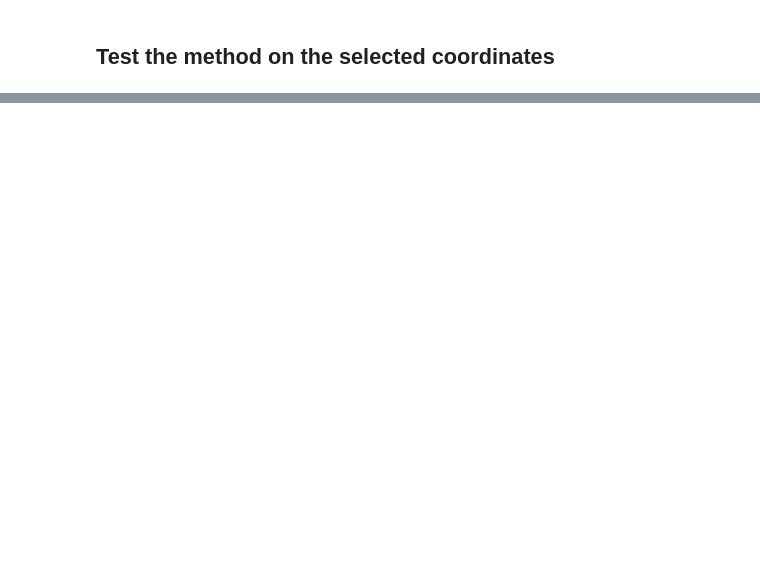
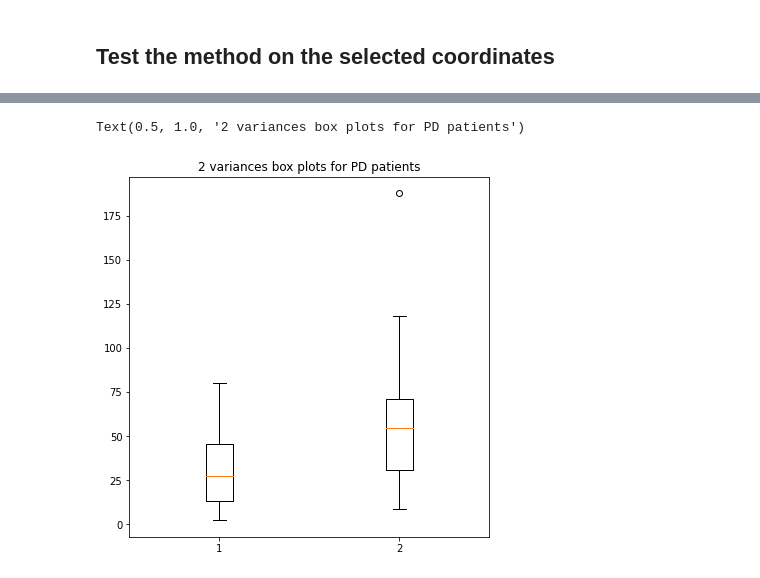
Before and after one commit to margokhokhlova/parkinson_project, a Jupyter notebook: classification/paper_replication.ipynb, the cells around one changed output, grey strips where cells are left out. Saved outputs shown, nothing was run; the diff lists cells and outputs as text; code cells hidden in the pictures; blank space fills up the shorter version.

```diff
--- a/classification/paper_replication.ipynb
+++ b/classification/paper_replication.ipynb
@@ -666,0 +654,13 @@ Text(0.5, 1.0, '2 variances box plots for PD patients')
+# %%
+# plot side by side ET and PD
+fig = plt.figure(figsize =(5,5))
+
+# Creating axes instance
+ax = fig.add_axes([0, 0, 1, 1])
+
+# Creating plot
+bp = ax.boxplot([et_feature[:,0], pd_feature[:,1]])
+ax.set_title('2 variances box plots for PD patients')
+# %% [output]
+Text(0.5, 1.0, '2 variances box plots for PD patients')
+[figure, added]
```
Also changed, not shown: parts of 32 cells of this notebook.
